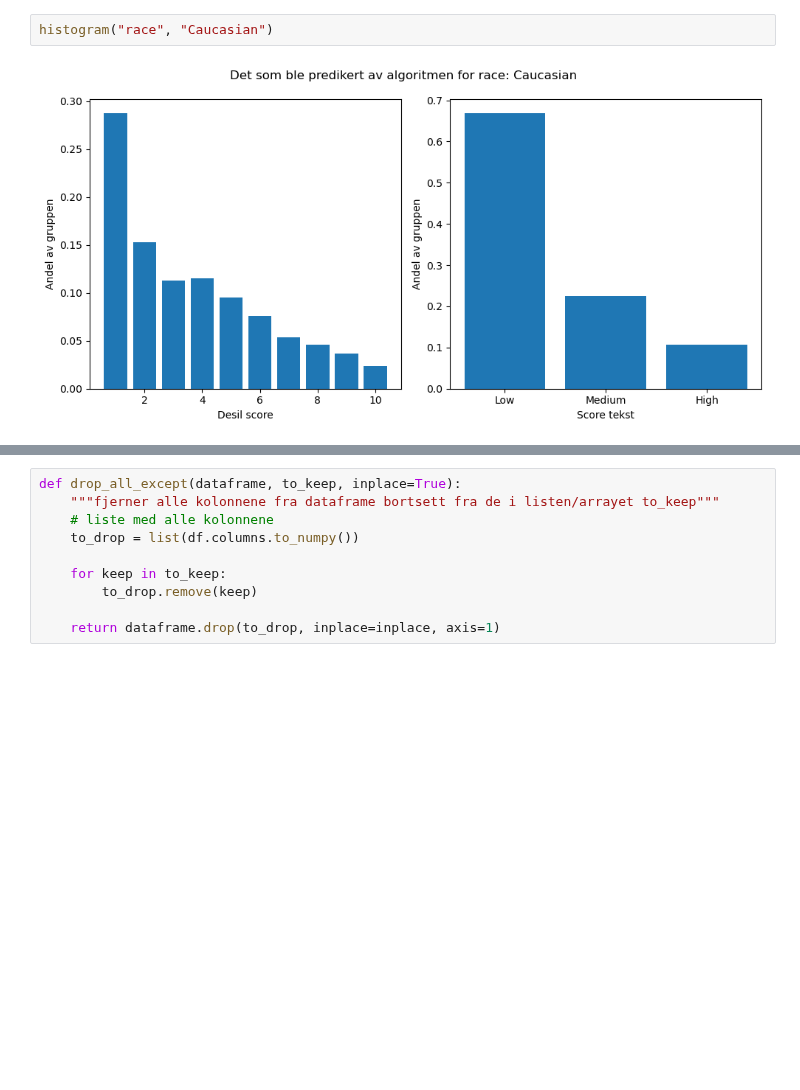
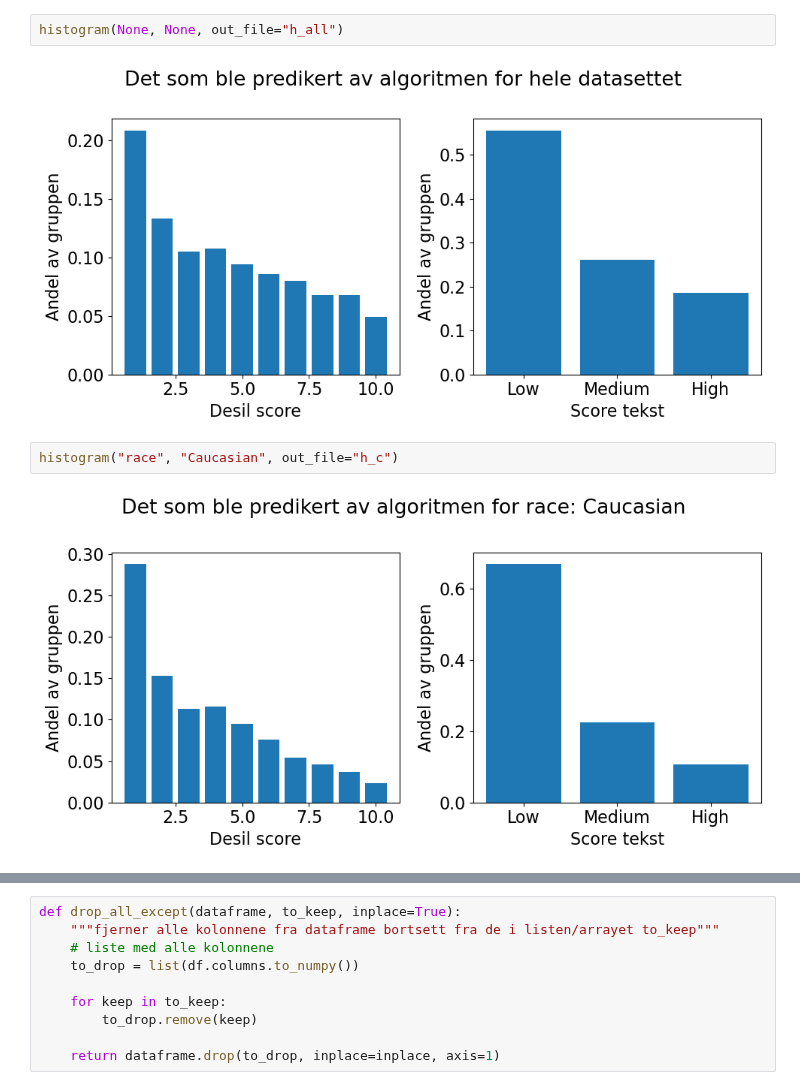
Before and after one commit to asmund20/hon2200-prosjekt, a Jupyter notebook: notebooks/oppsummering.ipynb, the cells around one changed output, grey strips where cells are left out. Drawn from its saved outputs; the diff is of its cells as text; blank space fills up the shorter version.

```diff
--- a/notebooks/oppsummering.ipynb
+++ b/notebooks/oppsummering.ipynb
@@ -48,5 +56,9 @@ def histogram(kolonne, gruppe):
+# %%
+histogram(None, None, out_file="h_all")
+# %% [output]
+[figure, added]
 # %%
-histogram("race", "Caucasian")
+histogram("race", "Caucasian", out_file="h_c")
 # %% [output]
-[figure, old version]
+[figure, new version]
 # %%
```
Also changed, not shown: parts of 7 cells of this notebook, 6 other files.
